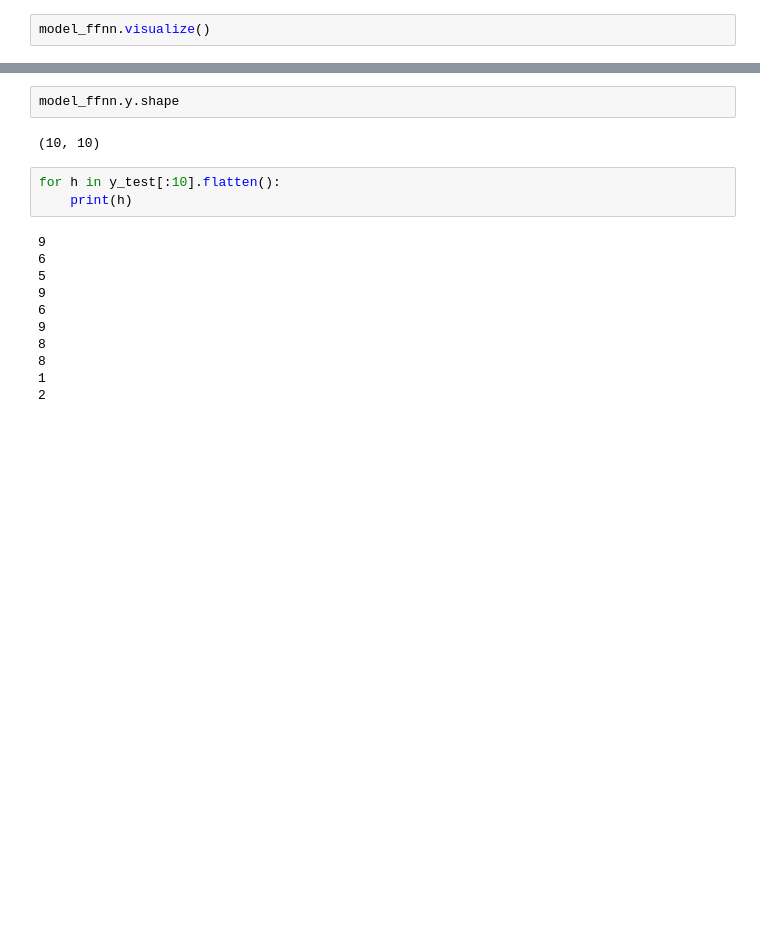
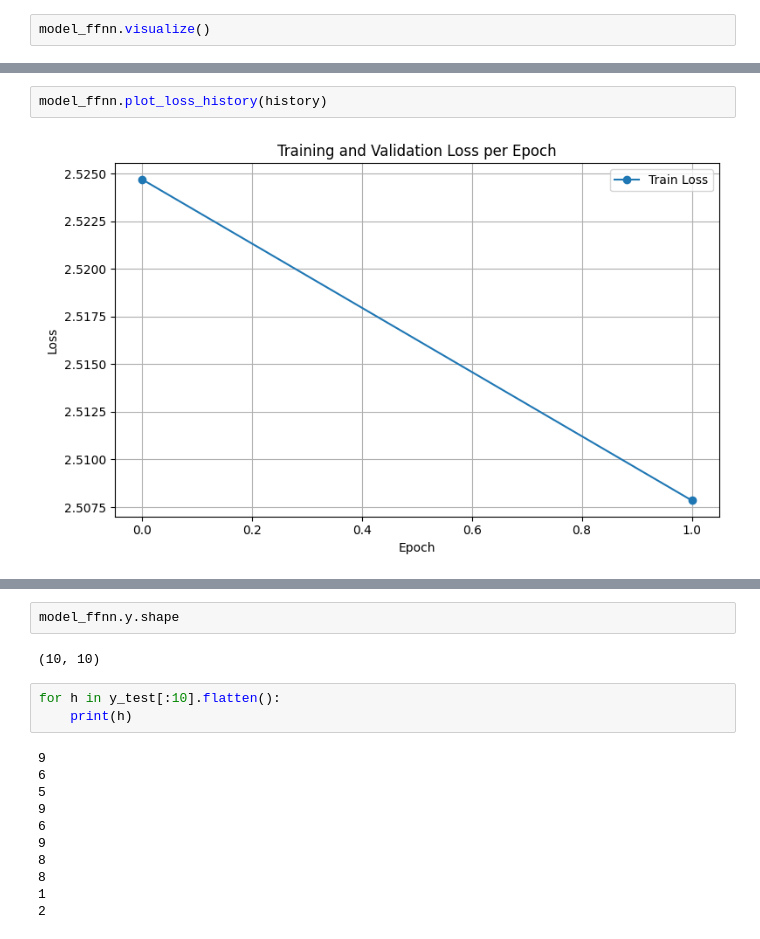
Before and after one commit to evelynnn04/ML-Tubes1-K33, a Jupyter notebook: FFNN_Autodiff.ipynb, the cells around one changed output, grey strips where cells are left out. Cells and saved outputs as stored; diff of their text form; blank space fills up the shorter version.

```diff
--- a/FFNN_Autodiff.ipynb
+++ b/FFNN_Autodiff.ipynb
@@ -761,3 +779,7 @@ model_ffnn.plot_gradients_distribution(layers_to_plot=[0, 1, 2, 3])
+# %%
+model_ffnn.plot_loss_history(history)
+# %% [output]
+[figure, added]
 # %%
 y_pred = model_ffnn.predict(X_test[:10])
 for h in y_pred:
```
Also changed, not shown: parts of 10 cells of this notebook, 1 other file.
